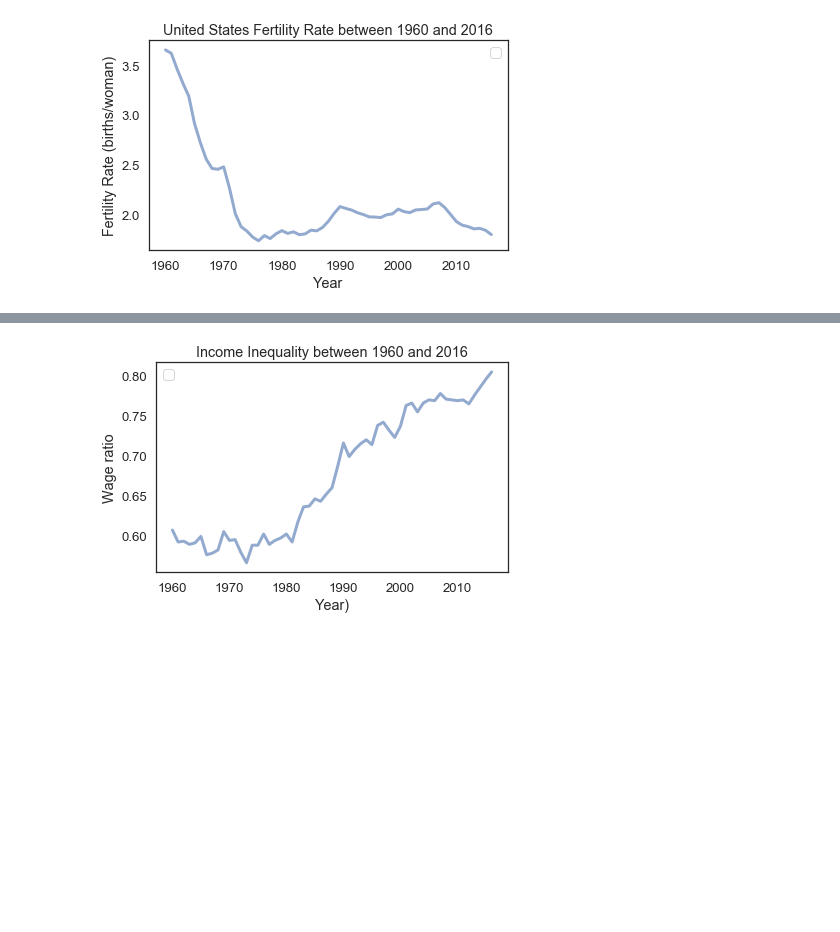
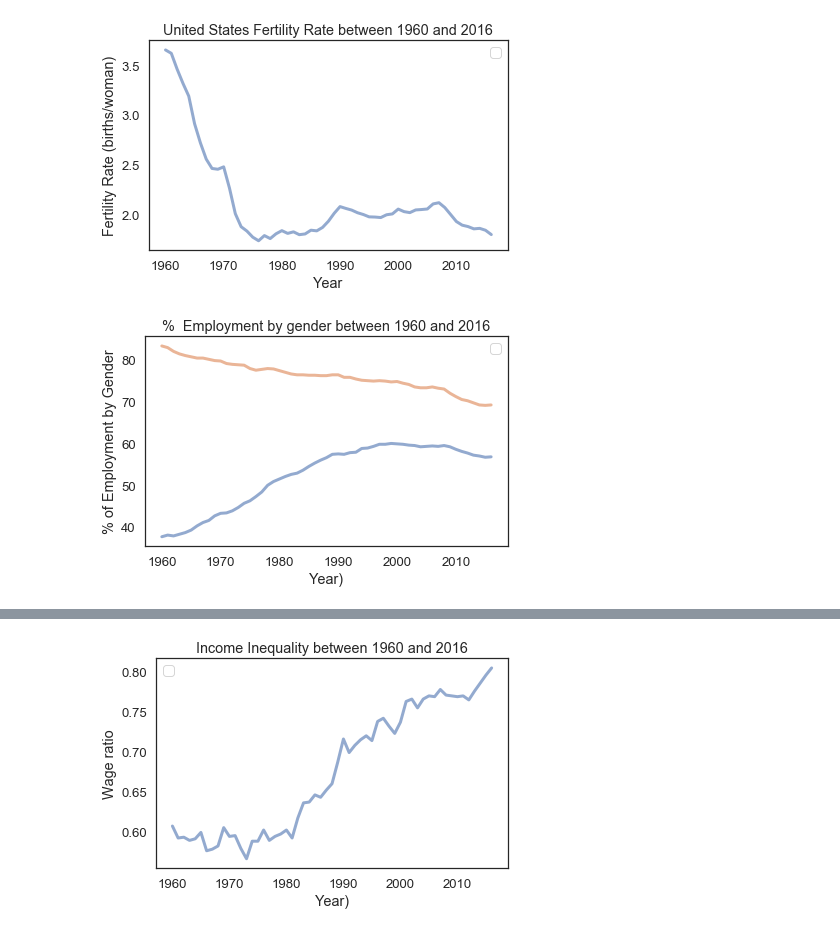
Before and after one commit to dlrow-olleh/ModSimPy, a Jupyter notebook: code/Project/Projehct.ipynb, the cells around one changed output, grey strips where cells are left out. Saved outputs shown, nothing was run; the diff lists cells and outputs as text; code cells hidden in the pictures; blank space fills up the shorter version.

```diff
--- a/code/Project/Projehct.ipynb
+++ b/code/Project/Projehct.ipynb
@@ -20,13 +25,13 @@ from modsim import *
 import csv
 file = open ('Fertility data.csv')
 table= csv.reader(file)
-years= [] #Setting emtpy sets for variables 'years' and 'fertility'
+time= [] #Setting emtpy sets for variables 'years' and 'fertility'
 fertility= []
 for i, row in enumerate(table): #adding values to 'years' and 'fertility' going through each row of the csv file individually
     if i > 0:
         year = float(row[0])
         rate = float(row[1])
-        years.append(year) #adding each value onto the end of the list
+        time.append(year) #adding each value onto the end of the list
         fertility.append(rate)
 # %%
 #Plotting Fertility Data
@@ -36,3 +41,26 @@ decorate(xlabel='Year',
              title='United States Fertility Rate between 1960 and 2016')
 # %% [output]
 [figure]
+# %%
+file2 = open('Employment.csv') #Importing csv file of employed mothers data into code
+table2= csv.reader(file2)
+timez= [] #Setting emtpy sets for variables 'time' and the income ratio, 'percentage'
+percentageW = []
+percentageM = []
+for i, row in enumerate(table2): #adding values to 'years' and 'fertility' going through each row of the csv file individually
+    if i > 0:
+        times = float(row[0])
+        fraction = float(row[1])
+        percentage = float(row[2])
+        timez.append(times) #adding each value onto the end of the list
+        percentageW.append(fraction)
+        percentageM.append(percentage)
+# %%
+#Plotting Employment data
+plot(timez, percentageW)
+plot(timez, percentageM)
+decorate(xlabel='Year)',
+             ylabel='% of Employment by Gender',
+             title='%  Employment by gender between 1960 and 2016')
+# %% [output]
+[figure, added]
```
Also changed, not shown: parts of 16 cells of this notebook, 29 other files.
